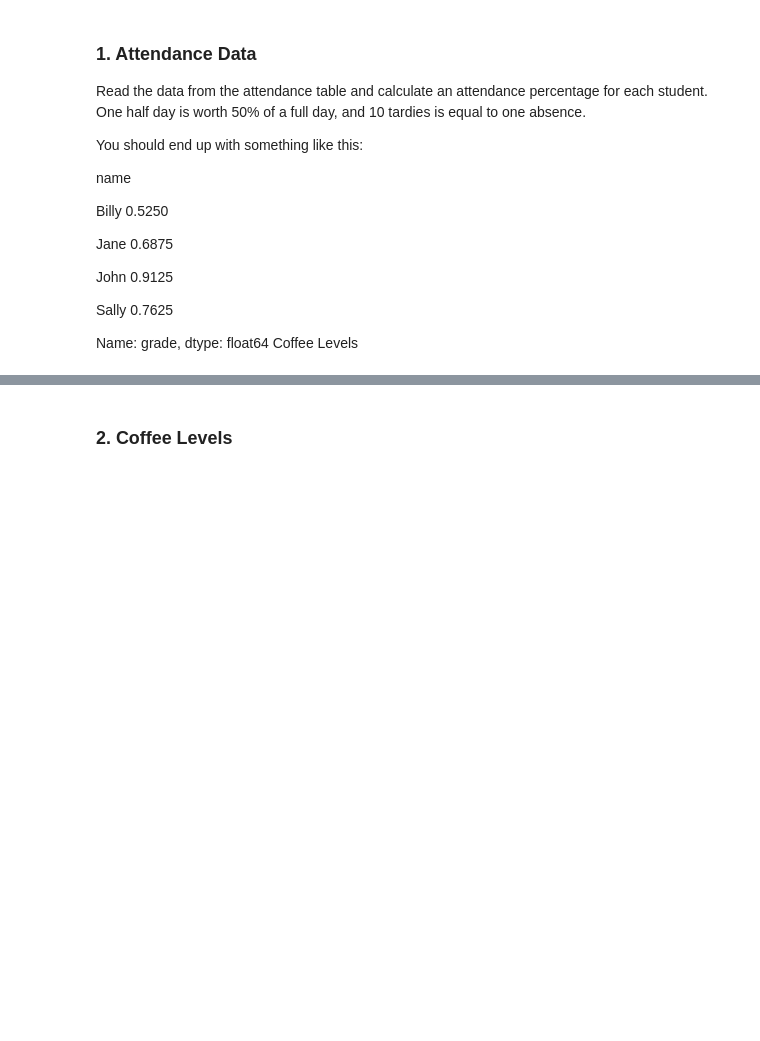
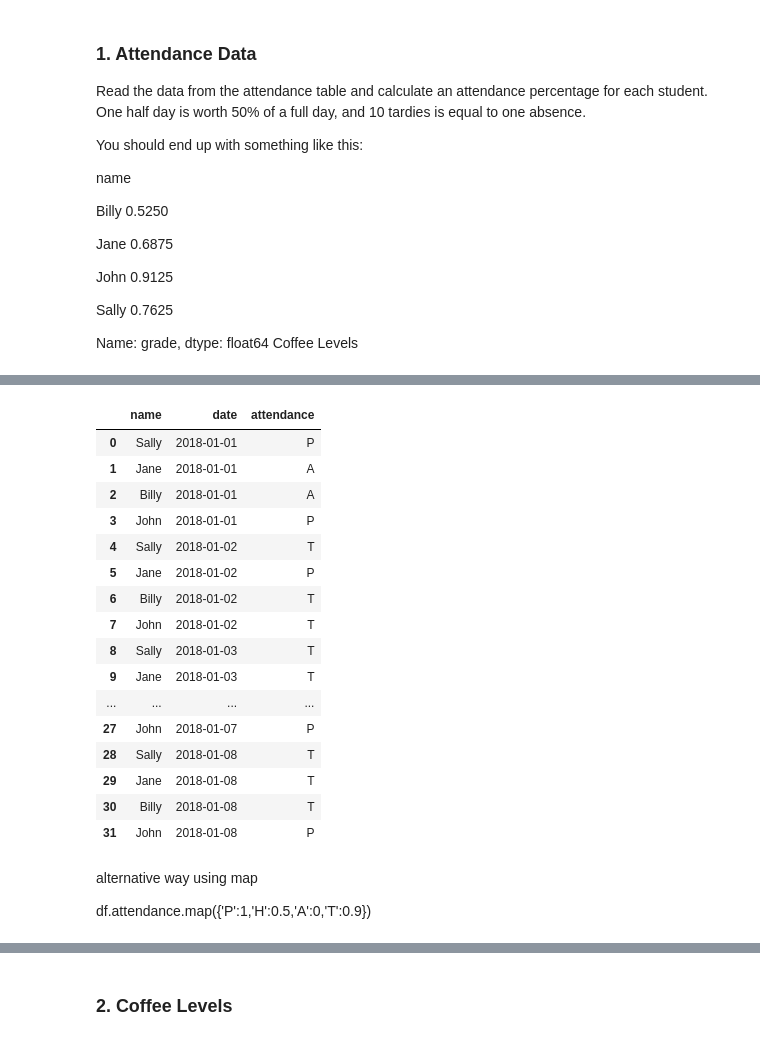
Before and after one commit to Yvette-Ibarra/classification-exercises, a Jupyter notebook: tidy_data.ipynb, the cells around one changed output, grey strips where cells are left out. Cells and saved outputs as stored; diff of their text form; code cells hidden in the pictures; blank space fills up the shorter version.

```diff
--- a/tidy_data.ipynb
+++ b/tidy_data.ipynb
@@ -52,4 +58,25 @@ attendance
+# %%
+# rename columns to name
+attendance.rename(columns={'Unnamed: 0':'name'}, inplace = True)
 # %%
 # create a dataframe where we melt data and attendance
-df = attendance.melt(id_vars='Unnamed: 0',var_name= 'date', value_name='attendance')
+df = attendance.melt(id_vars='name',var_name= 'date', value_name='attendance')
 df
+# %% [output]
+|  | name | date | attendance |
+| 0 | Sally | 2018-01-01 | P |
+| 1 | Jane | 2018-01-01 | A |
+| 2 | Billy | 2018-01-01 | A |
+| 3 | John | 2018-01-01 | P |
+| 4 | Sally | 2018-01-02 | T |
+| 5 | Jane | 2018-01-02 | P |
+| 6 | Billy | 2018-01-02 | T |
+| 7 | John | 2018-01-02 | T |
+| 8 | Sally | 2018-01-03 | T |
+| 9 | Jane | 2018-01-03 | T |
+| ... | ... | ... | ... |
+| 27 | John | 2018-01-07 | P |
+| 28 | Sally | 2018-01-08 | T |
+| 29 | Jane | 2018-01-08 | T |
+| 30 | Billy | 2018-01-08 | T |
+| 31 | John | 2018-01-08 | P |
@@ -62,3 +83,8 @@ df.drop(columns ='date', inplace = True)
+# %% [markdown]
+
+alternative way using map
+
+df.attendance.map({'P':1,'H':0.5,'A':0,'T':0.9})
 # %%
 # replace data values of attendance with floats relating to attendance
 df['attendance'].replace({'A':0,'P':1,'T':.9,'H':0.5}, inplace = True)
```
Also changed, not shown: parts of 30 cells of this notebook.
